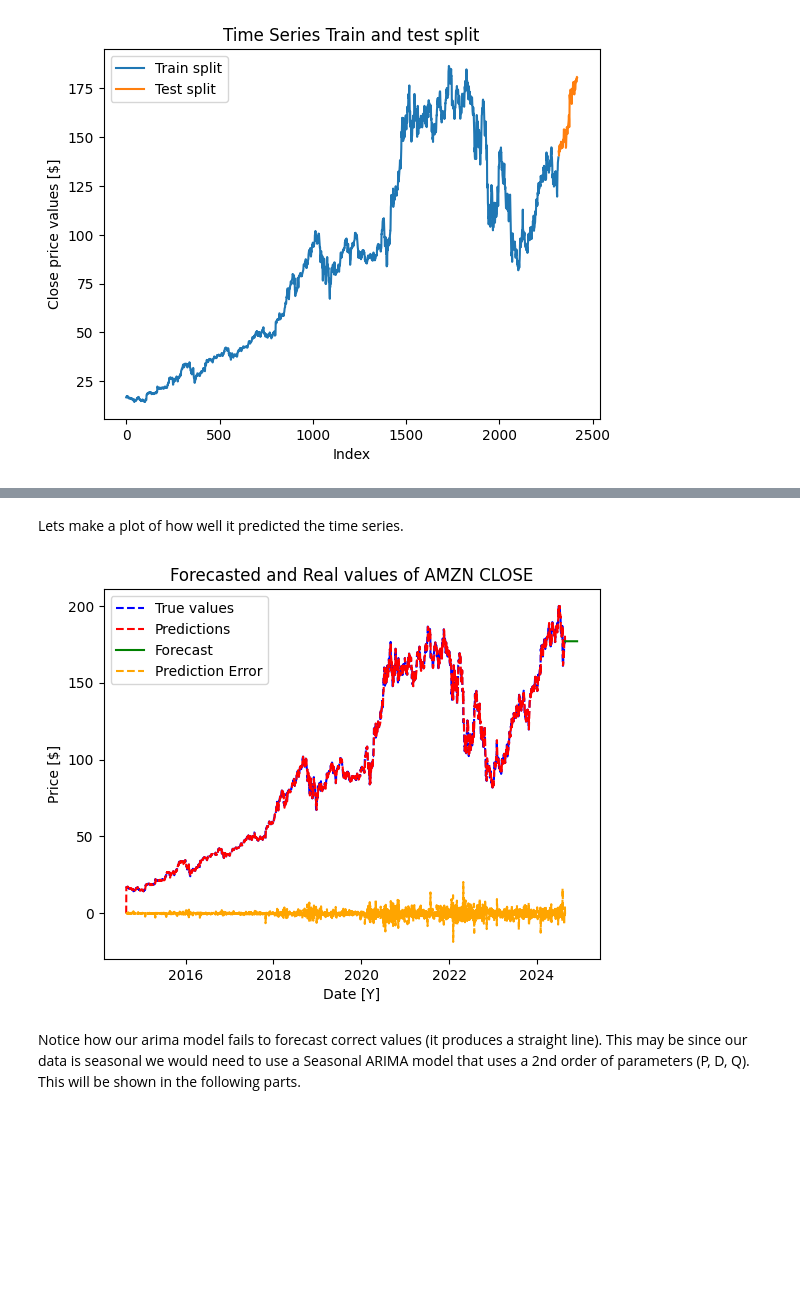
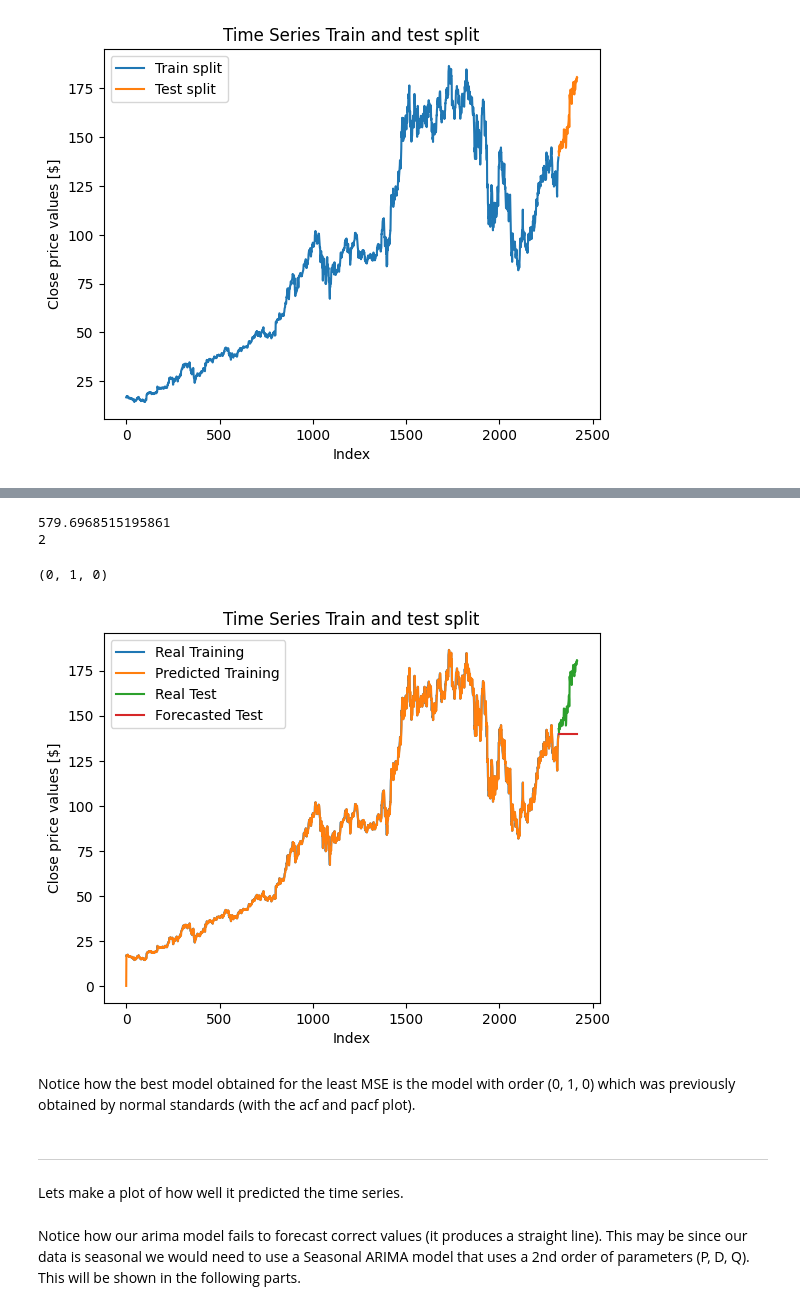
Before and after one commit to Supr9/ARIMA-model, a Jupyter notebook: arima_model.ipynb, the cells around one changed output, grey strips where cells are left out. Drawn from its saved outputs; the diff is of its cells as text; code cells hidden in the pictures; blank space fills up the shorter version.

```diff
--- a/arima_model.ipynb
+++ b/arima_model.ipynb
@@ -524,0 +499,3 @@ Name: predicted_mean, Length: 100, dtype: float64
+# %%
+perm = list(product([0,1], repeat=3))
+perm
@@ -524,0 +511,5 @@ Name: predicted_mean, Length: 100, dtype: float64
+# %%
+def calculate_MSE(predictions, real_values):
+
+    mse = (1/len(real_values)) * np.sum((real_values-predictions)**2)
+    return mse
@@ -525,17 +560,37 @@ Name: predicted_mean, Length: 100, dtype: float64
+# %%
+best_mse = min(MSE_results)
+best_index = MSE_results.index(best_mse)
+print(best_mse)
+print(best_index)
+# %% [output]
+579.6968515195861
+2
+# %%
+best_forecast = forecast_list[best_index]
+best_predictions = predictions_list[best_index]
+real_values = test_data # test_list[0] = index
+best_orders = perm[best_index]
+# %%
+best_orders
+# %% [output]
+(0, 1, 0)
+# %%
+plt.plot(list(train_list[0]), close_data.iloc[train_list[0]], label = 'Real Training')
+plt.plot(list(train_list[0]), best_predictions, label = 'Predicted Training')
+plt.plot(list(test_list[0]), close_data.iloc[test_list[0]], label = 'Real Test')
+plt.plot(list(test_list[0]), best_forecast, label = 'Forecasted Test')
+plt.legend()
+plt.xlabel('Index')
+plt.ylabel('Close price values [$]')
+plt.title('Time Series Train and test split')
+plt.show()
+# %% [output]
+[figure, added]
+# %% [markdown]
+Notice how the best model obtained for the least MSE is the model with order (0, 1, 0) which was previously obtained by normal standards (with the acf and pacf plot).
+# %% [markdown]
+---
 # %% [markdown]
 Lets make a plot of how well it predicted the time series.
-# %%
-plt.plot(close_data.index, close_data, color='blue', linestyle='dashed', label = 'True values')
-plt.plot(close_data.index, predictions, linestyle='dashed', color = 'red',label='Predictions')
-plt.plot(forecast_dates, forecast, color = 'green', label = 'Forecast')
-
-plt.plot(close_data.index, forecast_errors, linestyle='dashed', color = 'orange',label='Prediction Error')
-plt.ylabel('Price [$]')
-plt.xlabel('Date [Y]')
-plt.title('Forecasted and Real values of AMZN CLOSE')
-plt.legend()
-plt.show()
-# %% [output]
-[figure, removed]
 # %% [markdown]
 Notice how our arima model fails to forecast correct values (it produces a straight line). This may be since our data is seasonal we would need to use a Seasonal ARIMA model that uses a 2nd order of parameters (P, D, Q). This will be shown in the following parts.
```
Also changed, not shown: parts of 16 cells of this notebook.
